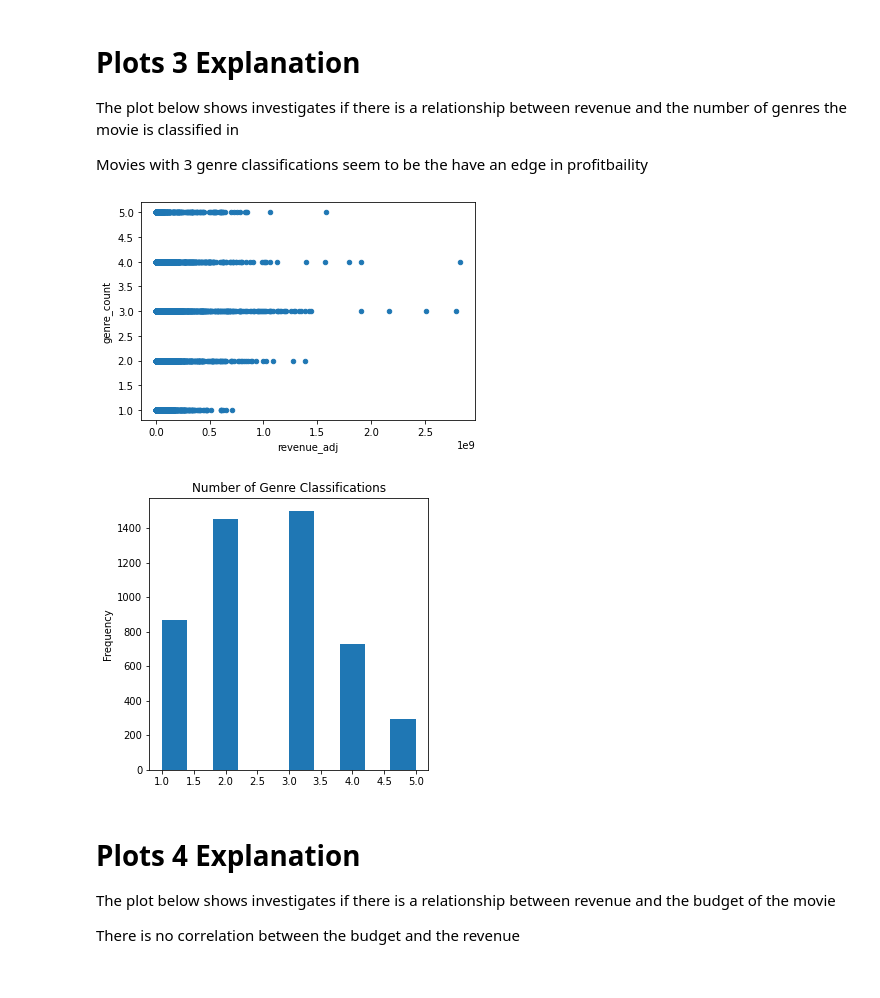
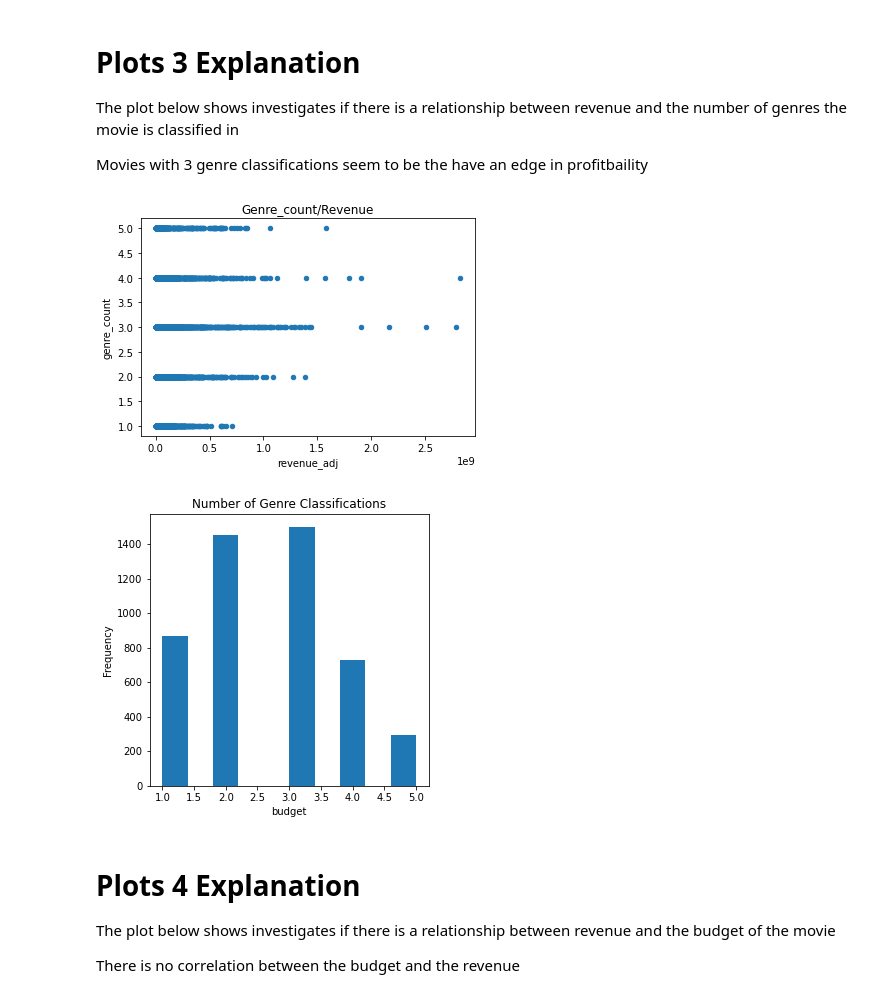
Before and after one commit to cerlliey/investigate-a-dataset, a Jupyter notebook: investigate-a-dataset-template.ipynb, the cells around one changed output. Cells and saved outputs as stored; diff of their text form; code cells hidden in the pictures.

```diff
--- a/investigate-a-dataset-template.ipynb
+++ b/investigate-a-dataset-template.ipynb
@@ -503,14 +512,16 @@ Movies with 3 genre classifications seem to be the have an edge in profitbaility
 # %%
 #checking if the number of genres the movie is classified under influences  the revenue of the movie
 
-df_1.plot(x="revenue_adj", y="genre_count", kind="scatter");
+df_1.plot(x="revenue_adj", y="genre_count", kind="scatter")
+plt.title('Genre_count/Revenue');
 # %% [output]
-[figure, old version]
+[figure, new version]
 # %%
 df_1['genre_count'].plot(kind='hist', figsize = (5,5));
+plt.xlabel('budget')
 plt.title("Number of Genre Classifications");
 # %% [output]
-[figure, old version]
+[figure, new version]
 # %% [markdown]
 # Plots 4  Explanation
 The plot below shows investigates if there is a relationship between revenue and the budget of the movie
```
Also changed, not shown: parts of 31 cells of this notebook, 1 other file.
